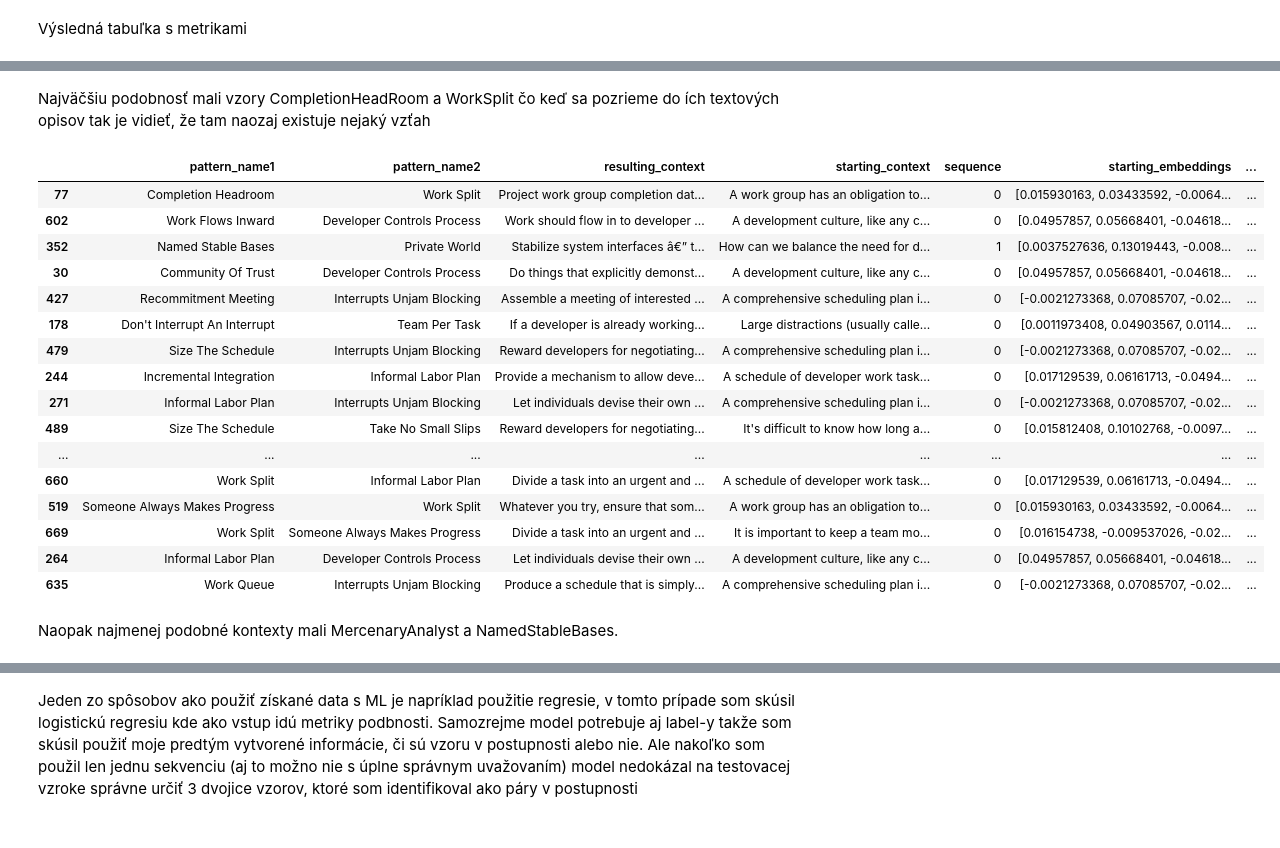
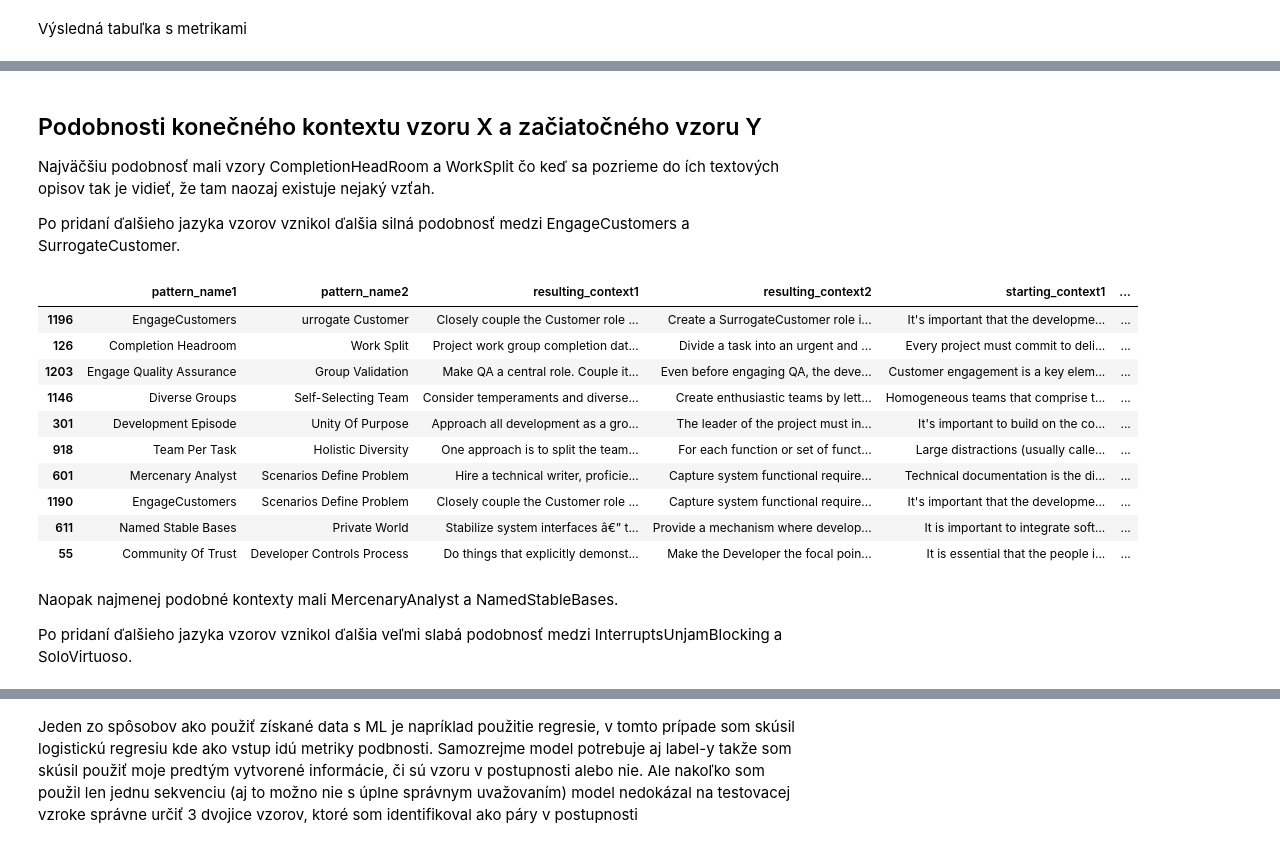
Before and after one commit to oliveradler/DP-1-OliverAdler, a Jupyter notebook: DP.ipynb, the cells around one changed output, grey strips where cells are left out. Saved outputs shown, nothing was run; the diff lists cells and outputs as text; code cells hidden in the pictures.

```diff
--- a/DP.ipynb
+++ b/DP.ipynb
@@ -305,5 +333,6 @@ Za použitia BERT modelu all-mpnet-base-v2, ktorý je natrénovaný a pripraven
 from sentence_transformers import SentenceTransformer
 model = SentenceTransformer('all-mpnet-base-v2')
 # %%
+df_final = df_new
 df_final
 # %% [output]
@@ -323,4 +352,6 @@ df_final
 # %%
-#vytváranie vektorových reprezentácií oboch kontextov
-df_final['starting_embedding'] = df_final['starting_context'].apply(model.encode)
-df_final['resulting_embedding'] = df_final['resulting_context'].apply(model.encode)
+#vytváranie vektorových reprezentácií kontextov
+df_final['starting_embedding1'] = df_final['starting_context1'].apply(model.encode)
+df_final['resulting_embedding1'] = df_final['resulting_context1'].apply(model.encode)
+df_final['starting_embedding2'] = df_final['starting_context2'].apply(model.encode)
+df_final['resulting_embedding2'] = df_final['resulting_context2'].apply(model.encode)
@@ -381,12 +403,0 @@ for values in cos_sim:
-# %%
-#počítanie euklidovskej vzdialenosti
-
-
-euc_dist = []
-for pairs in df_final[['resulting_embeddings','starting_embeddings']].values:
-    euc_dist.append(euclidean_distances([pairs[0],pairs[1]]))
-euc_dist
-
-euc_values = []
-for values in euc_dist:
-    euc_values.append(values[0][1])
@@ -411,2 +404,5 @@ for values in euc_dist:
 # %%
-df_final['cos_similarity']=cos_values
+df_final['cos_similarity_result_start_1']=cos_values1
+df_final['cos_similarity_start_start']=cos_values2
+df_final['cos_similarity_result_result']=cos_values3
+df_final['cos_similarity_result_start_2']=cos_values4
@@ -445,25 +435,24 @@ df_final
 # %% [markdown]
-Najväčšiu podobnosť mali vzory CompletionHeadRoom a WorkSplit čo keď sa pozrieme do ích textových opisov tak je vidieť, že tam naozaj existuje nejaký vzťah
+## Podobnosti konečného kontextu vzoru X a začiatočného vzoru Y
+Najväčšiu podobnosť mali vzory CompletionHeadRoom a WorkSplit čo keď sa pozrieme do ích textových opisov tak je vidieť, že tam naozaj existuje nejaký vzťah.
+
+Po pridaní ďalšieho jazyka vzorov vznikol ďalšia silná podobnosť medzi EngageCustomers a SurrogateCustomer.
 # %%
-df_final.sort_values(by=['cos_similarity'],ascending=False).head(20)
+df_final.sort_values(by=['cos_similarity_result_start_1'],ascending=False).head(10)
 # %% [output]
-|  | pattern_name1 | pattern_name2 | resulting_context | starting_context | sequence | starting_embeddings | ... |
-| 77 | Completion Headroom | Work Split | Project work group completion dat... | A work group has an obligation to... | 0 | [0.015930163, 0.03433592, -0.0064... | ... |
-| 602 | Work Flows Inward | Developer Controls Process | Work should flow in to developer ... | A development culture, like any c... | 0 | [0.04957857, 0.05668401, -0.04618... | ... |
-| 352 | Named Stable Bases | Private World | Stabilize system interfaces â€” t... | How can we balance the need for d... | 1 | [0.0037527636, 0.13019443, -0.008... | ... |
-| 30 | Community Of Trust | Developer Controls Process | Do things that explicitly demonst... | A development culture, like any c... | 0 | [0.04957857, 0.05668401, -0.04618... | ... |
-| 427 | Recommitment Meeting | Interrupts Unjam Blocking | Assemble a meeting of interested ... | A comprehensive scheduling plan i... | 0 | [-0.0021273368, 0.07085707, -0.02... | ... |
-| 178 | Don't Interrupt An Interrupt | Team Per Task | If a developer is already working... | Large distractions (usually calle... | 0 | [0.0011973408, 0.04903567, 0.0114... | ... |
-| 479 | Size The Schedule | Interrupts Unjam Blocking | Reward developers for negotiating... | A comprehensive scheduling plan i... | 0 | [-0.0021273368, 0.07085707, -0.02... | ... |
-| 244 | Incremental Integration | Informal Labor Plan | Provide a mechanism to allow deve... | A schedule of developer work task... | 0 | [0.017129539, 0.06161713, -0.0494... | ... |
-| 271 | Informal Labor Plan | Interrupts Unjam Blocking | Let individuals devise their own ... | A comprehensive scheduling plan i... | 0 | [-0.0021273368, 0.07085707, -0.02... | ... |
-| 489 | Size The Schedule | Take No Small Slips | Reward developers for negotiating... | It's difficult to know how long a... | 0 | [0.015812408, 0.10102768, -0.0097... | ... |
-| ... | ... | ... | ... | ... | ... | ... | ... |
-| 660 | Work Split | Informal Labor Plan | Divide a task into an urgent and ... | A schedule of developer work task... | 0 | [0.017129539, 0.06161713, -0.0494... | ... |
-| 519 | Someone Always Makes Progress | Work Split | Whatever you try, ensure that som... | A work group has an obligation to... | 0 | [0.015930163, 0.03433592, -0.0064... | ... |
-| 669 | Work Split | Someone Always Makes Progress | Divide a task into an urgent and ... | It is important to keep a team mo... | 0 | [0.016154738, -0.009537026, -0.02... | ... |
-| 264 | Informal Labor Plan | Developer Controls Process | Let individuals devise their own ... | A development culture, like any c... | 0 | [0.04957857, 0.05668401, -0.04618... | ... |
-| 635 | Work Queue | Interrupts Unjam Blocking | Produce a schedule that is simply... | A comprehensive scheduling plan i... | 0 | [-0.0021273368, 0.07085707, -0.02... | ... |
+|  | pattern_name1 | pattern_name2 | resulting_context1 | resulting_context2 | starting_context1 | ... |
+| 1196 | EngageCustomers | urrogate Customer | Closely couple the Customer role ... | Create a SurrogateCustomer role i... | It's important that the developme... | ... |
+| 126 | Completion Headroom | Work Split | Project work group completion dat... | Divide a task into an urgent and ... | Every project must commit to deli... | ... |
+| 1203 | Engage Quality Assurance | Group Validation | Make QA a central role. Couple it... | Even before engaging QA, the deve... | Customer engagement is a key elem... | ... |
+| 1146 | Diverse Groups | Self-Selecting Team | Consider temperaments and diverse... | Create enthusiastic teams by lett... | Homogeneous teams that comprise t... | ... |
+| 301 | Development Episode | Unity Of Purpose | Approach all development as a gro... | The leader of the project must in... | It's important to build on the co... | ... |
+| 918 | Team Per Task | Holistic Diversity | One approach is to split the team... | For each function or set of funct... | Large distractions (usually calle... | ... |
+| 601 | Mercenary Analyst | Scenarios Define Problem | Hire a technical writer, proficie... | Capture system functional require... | Technical documentation is the di... | ... |
+| 1190 | EngageCustomers | Scenarios Define Problem | Closely couple the Customer role ... | Capture system functional require... | It's important that the developme... | ... |
+| 611 | Named Stable Bases | Private World | Stabilize system interfaces â€” t... | Provide a mechanism where develop... | It is important to integrate soft... | ... |
+| 55 | Community Of Trust | Developer Controls Process | Do things that explicitly demonst... | Make the Developer the focal poin... | It is essential that the people i... | ... |
 # %% [markdown]
 Naopak najmenej podobné kontexty mali MercenaryAnalyst a NamedStableBases.
+
+Po pridaní ďalšieho jazyka vzorov vznikol ďalšia veľmi slabá podobnosť medzi InterruptsUnjamBlocking a SoloVirtuoso.
 # %%
```
Also changed, not shown: parts of 40 cells of this notebook, 55 other files.
